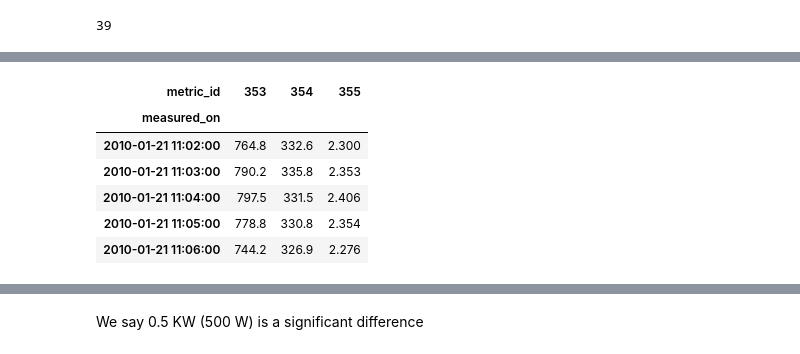
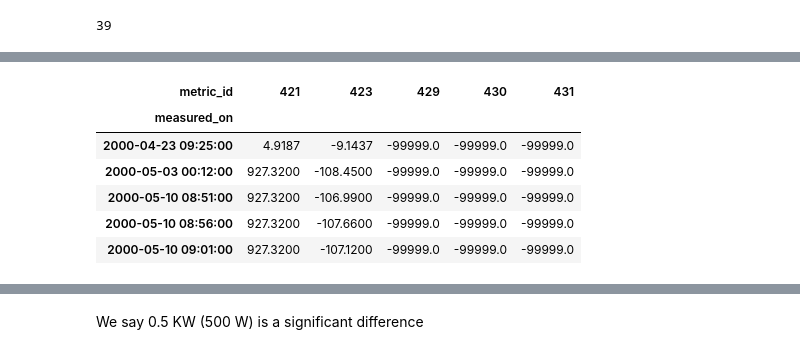
Before and after one commit to Erdos-Projects/predicting-day-ahead-solar-power-production, a Jupyter notebook: src/data/subsystems_explorer.ipynb, the cells around one changed output, grey strips where cells are left out. Drawn from its saved outputs; the diff is of its cells as text; code cells hidden in the pictures.

```diff
--- a/src/data/subsystems_explorer.ipynb
+++ b/src/data/subsystems_explorer.ipynb
@@ -67,7 +78,7 @@ metric_names = tuple(relevant_rows_metrics_pruned.sensor_name)
 access_system_dir = Path(f'../../../data_ds_project/systems/parquet/{system_id}/')
 current_pq = pq.ParquetDataset(access_system_dir,
                                filters= [
-                                   ('metric_id', 'in', my_metrics) #in particular, only look a the my_metric_id's
+                                   ('metric_id', 'in', metric_ids) #in particular, only look a the my_metric_id's
                                ])
 current_df = current_pq.read().to_pandas()
 # %%
@@ -88,0 +120,3 @@ current_df
+# %%
+current_df = current_df.drop(columns=['utc_measured_on'])
+current_df = current_df.drop_duplicates()
@@ -88,0 +172,2 @@ current_df
+# %%
+current_df.loc[:, 'mean_value'] = current_df.groupby(['measured_on', 'metric_id'])['value'].transform('mean')
@@ -88,0 +199,3 @@ current_df
+# %%
+current_df = current_df.drop(columns='value')
+current_df = current_df.drop_duplicates()
@@ -89,21 +218,19 @@ current_df
 # %%
 # to make calculations, 'widen' the frame!
-# but drop duplicates to make this possible.
-current_df = current_df.drop_duplicates()
 current_df_wide = current_df.pivot(
     index = 'measured_on',
     columns = 'metric_id',
-    values = 'value'
+    values = 'mean_value'
 )
 current_df_wide.head()
 # %% [output]
-| metric_id | 353 | 354 | 355 |
-| measured_on |  |  |  |
-| 2010-01-21 11:02:00 | 764.8 | 332.6 | 2.300 |
-| 2010-01-21 11:03:00 | 790.2 | 335.8 | 2.353 |
-| 2010-01-21 11:04:00 | 797.5 | 331.5 | 2.406 |
-| 2010-01-21 11:05:00 | 778.8 | 330.8 | 2.354 |
-| 2010-01-21 11:06:00 | 744.2 | 326.9 | 2.276 |
+| metric_id | 421 | 423 | 429 | 430 | 431 |
+| measured_on |  |  |  |  |  |
+| 2000-04-23 09:25:00 | 4.9187 | -9.1437 | -99999.0 | -99999.0 | -99999.0 |
+| 2000-05-03 00:12:00 | 927.3200 | -108.4500 | -99999.0 | -99999.0 | -99999.0 |
+| 2000-05-10 08:51:00 | 927.3200 | -106.9900 | -99999.0 | -99999.0 | -99999.0 |
+| 2000-05-10 08:56:00 | 927.3200 | -107.6600 | -99999.0 | -99999.0 | -99999.0 |
+| 2000-05-10 09:01:00 | 927.3200 | -107.1200 | -99999.0 | -99999.0 | -99999.0 |
 # %%
 metric_names
 # %% [output]
```
Also changed, not shown: parts of 39 cells of this notebook, 10 other files.
